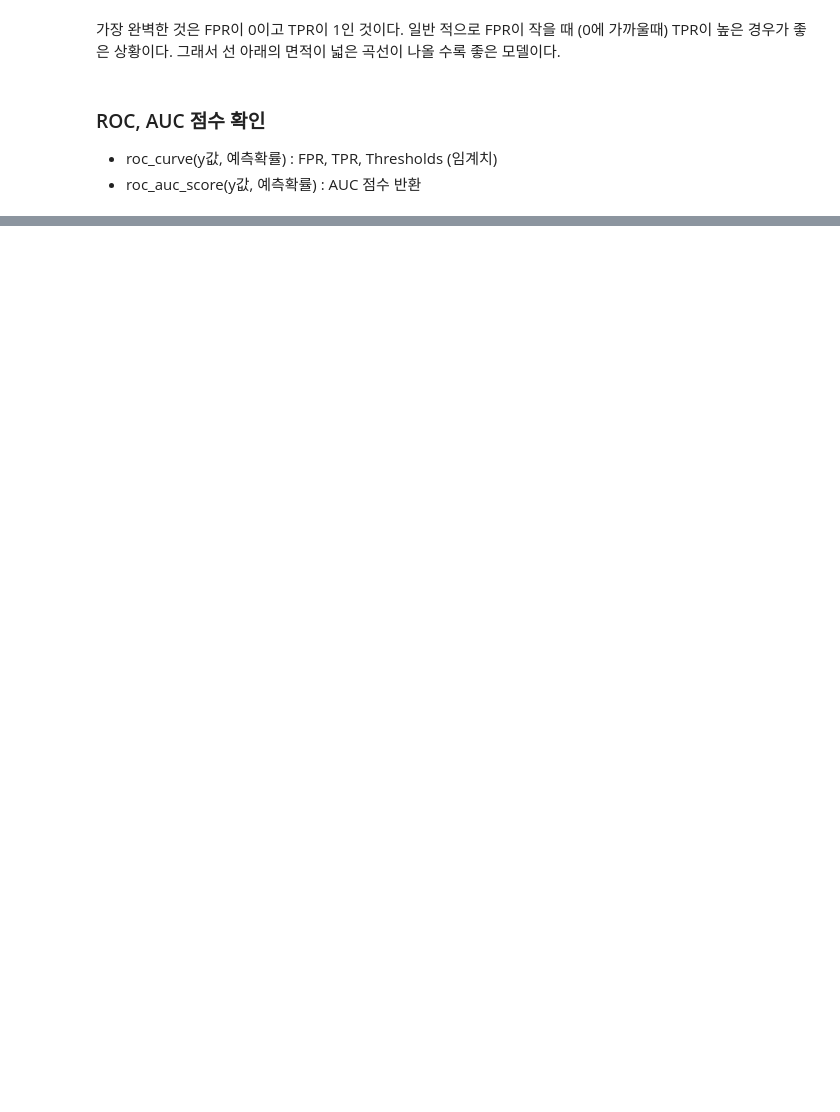
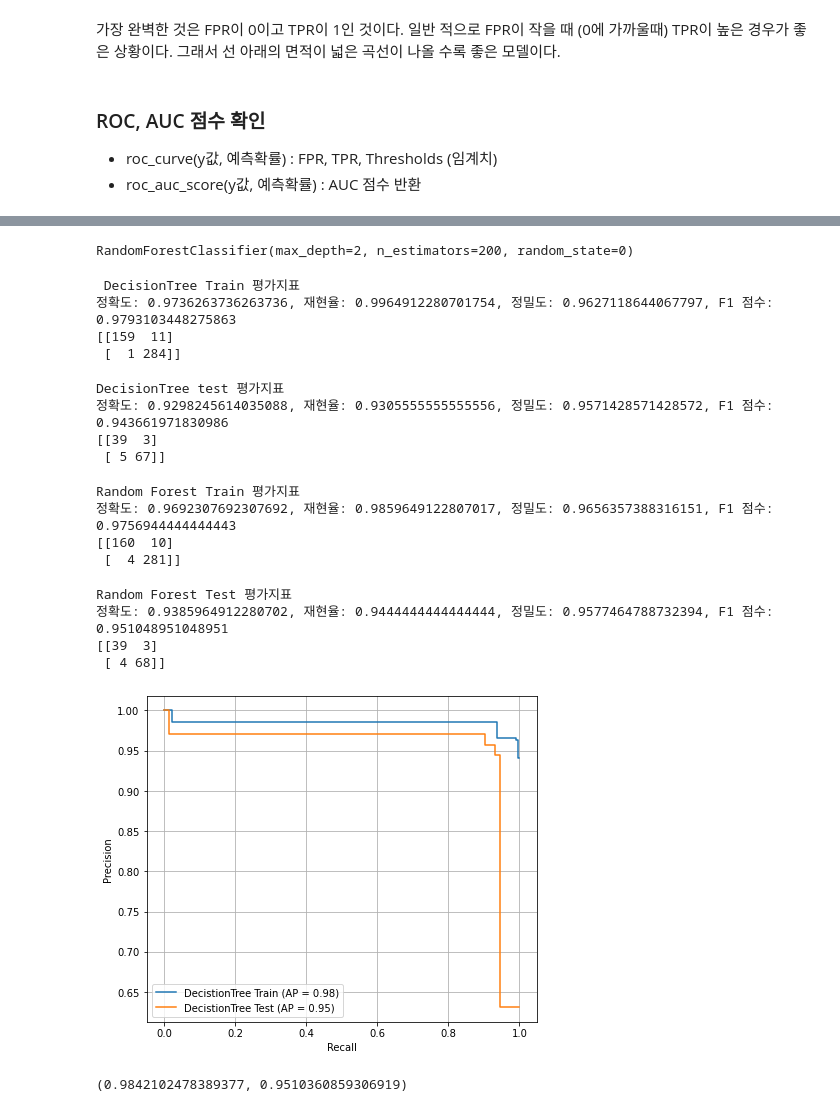
Before and after one commit to leejineui/Machine_Learning, a Jupyter notebook: 05_분류 평가지표1.ipynb, the cells around one changed output, grey strips where cells are left out. Saved outputs shown, nothing was run; the diff lists cells and outputs as text; code cells hidden in the pictures; blank space fills up the shorter version.

```diff
--- a/05_분류 평가지표1.ipynb
+++ b/05_분류 평가지표1.ipynb
@@ -778,0 +984,15 @@ RandomForest AP Score 0.8486345312919419
+# %%
+# dataset logding
+X,y = load_breast_cancer(return_X_y=True)
+#train/test
+X_train,X_test, y_train,y_test = train_test_split(X,y, test_size=0.2, stratify =y, random_state =0)
+# %%
+# 모델 생성
+tree = DecisionTreeClassifier(max_depth=3)
+rf =RandomForestClassifier(n_estimators=200, max_depth=2, random_state=0)
+
+# train
+tree.fit (X_train, y_train)
+rf.fit(X_train, y_train)
+# %% [output]
+RandomForestClassifier(max_depth=2, n_estimators=200, random_state=0)
@@ -778,0 +1031,41 @@ RandomForest AP Score 0.8486345312919419
+# %%
+print_metrics (y_train,pred_train_tree, title=" DecisionTree Train 평가지표")
+# %% [output]
+ DecisionTree Train 평가지표
+정확도: 0.9736263736263736, 재현율: 0.9964912280701754, 정밀도: 0.9627118644067797, F1 점수: 0.9793103448275863
+[[159  11]
+ [  1 284]]
+# %%
+print_metrics(y_test,pred_test_tree, title="DecisionTree test 평가지표")
+# %% [output]
+DecisionTree test 평가지표
+정확도: 0.9298245614035088, 재현율: 0.9305555555555556, 정밀도: 0.9571428571428572, F1 점수: 0.943661971830986
+[[39  3]
+ [ 5 67]]
+# %%
+print_metrics(y_train,pred_train_rf, title="Random Forest Train 평가지표")
+# %% [output]
+Random Forest Train 평가지표
+정확도: 0.9692307692307692, 재현율: 0.9859649122807017, 정밀도: 0.9656357388316151, F1 점수: 0.9756944444444443
+[[160  10]
+ [  4 281]]
+# %%
+print_metrics(y_test,pred_test_rf, title= 'Random Forest Test 평가지표')
+# %% [output]
+Random Forest Test 평가지표
+정확도: 0.9385964912280702, 재현율: 0.9444444444444444, 정밀도: 0.9577464788732394, F1 점수: 0.951048951048951
+[[39  3]
+ [ 4 68]]
+# %%
+# Precisison Recall Curve + AP
+_, ax = plt.subplots(1,1, figsize=(7,6))
+plot_precision_recall_curve(tree, X_train,y_train, ax=ax, name="DecistionTree Train")
+plot_precision_recall_curve(tree, X_test,y_test, ax=ax, name="DecistionTree Test")
+plt.grid(True)
+plt.show()
+# %% [output]
+[figure, added]
+# %%
+average_precision_score (y_train, proba_train_tree), average_precision_score(y_test,proba_test_tree)
+# %% [output]
+(0.9842102478389377, 0.9510360859306919)
```
Also changed, not shown: parts of 38 cells of this notebook, 5 other files.
